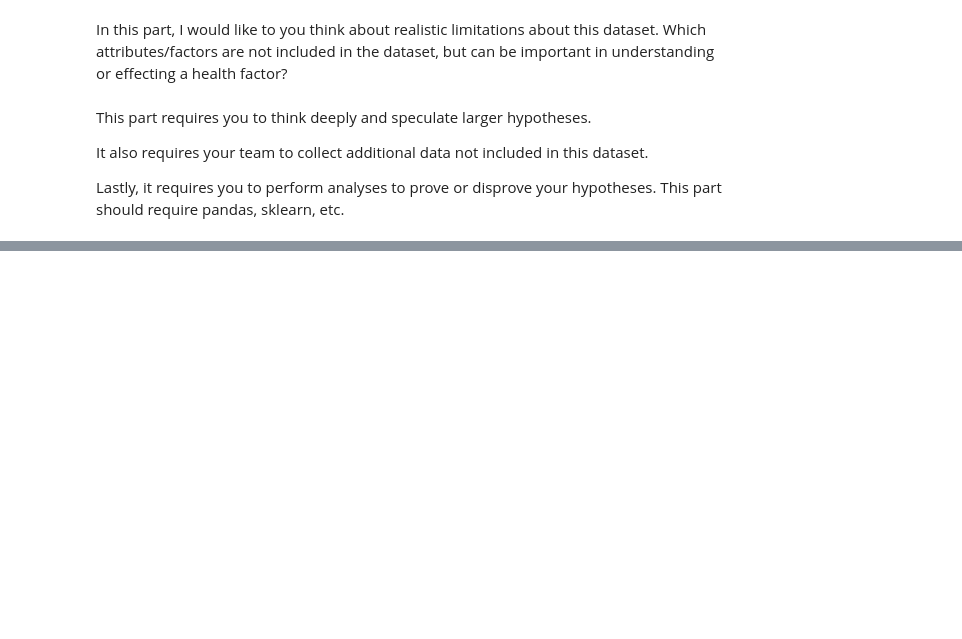
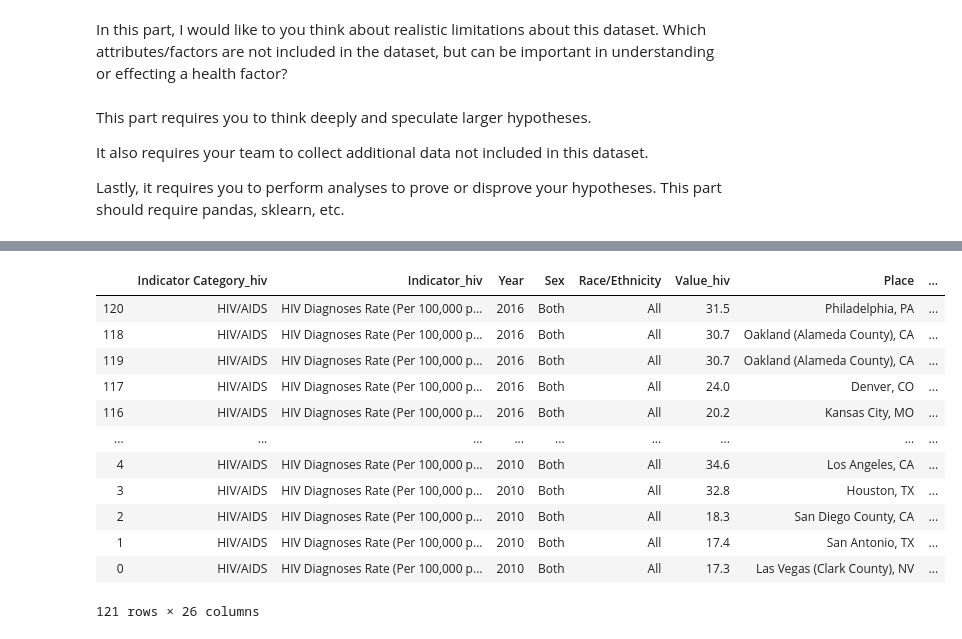
Before and after one commit to nijie321/COMP4151-project, a Jupyter notebook: Jie_Analysis.ipynb, the cells around one changed output, grey strips where cells are left out. Drawn from its saved outputs; the diff is of its cells as text; code cells hidden in the pictures; blank space fills up the shorter version.

```diff
--- a/Jie_Analysis.ipynb
+++ b/Jie_Analysis.ipynb
@@ -68,0 +180,2 @@ high_school_indicators = [j for j,x in enumerate(['High School' in i for i in da
+# %%
+obese = ['Percent of Adults Who Are Obese', 'Percent of High School Students Who Are Obese']
@@ -68,0 +242,16 @@ high_school_indicators = [j for j,x in enumerate(['High School' in i for i in da
+# %%
+merged_temp.sort_values(by=['Year','Value_hiv'],ascending=[False,False])
+# %% [output]
+|  | Indicator Category_hiv | Indicator_hiv | Year | Sex | Race/Ethnicity | Value_hiv | Place | ... |
+| 120 | HIV/AIDS | HIV Diagnoses Rate (Per 100,000 p... | 2016 | Both | All | 31.5 | Philadelphia, PA | ... |
+| 118 | HIV/AIDS | HIV Diagnoses Rate (Per 100,000 p... | 2016 | Both | All | 30.7 | Oakland (Alameda County), CA | ... |
+| 119 | HIV/AIDS | HIV Diagnoses Rate (Per 100,000 p... | 2016 | Both | All | 30.7 | Oakland (Alameda County), CA | ... |
+| 117 | HIV/AIDS | HIV Diagnoses Rate (Per 100,000 p... | 2016 | Both | All | 24.0 | Denver, CO | ... |
+| 116 | HIV/AIDS | HIV Diagnoses Rate (Per 100,000 p... | 2016 | Both | All | 20.2 | Kansas City, MO | ... |
+| ... | ... | ... | ... | ... | ... | ... | ... | ... |
+| 4 | HIV/AIDS | HIV Diagnoses Rate (Per 100,000 p... | 2010 | Both | All | 34.6 | Los Angeles, CA | ... |
+| 3 | HIV/AIDS | HIV Diagnoses Rate (Per 100,000 p... | 2010 | Both | All | 32.8 | Houston, TX | ... |
+| 2 | HIV/AIDS | HIV Diagnoses Rate (Per 100,000 p... | 2010 | Both | All | 18.3 | San Diego County, CA | ... |
+| 1 | HIV/AIDS | HIV Diagnoses Rate (Per 100,000 p... | 2010 | Both | All | 17.4 | San Antonio, TX | ... |
+| 0 | HIV/AIDS | HIV Diagnoses Rate (Per 100,000 p... | 2010 | Both | All | 17.3 | Las Vegas (Clark County), NV | ... |
+121 rows × 26 columns
```
Also changed, not shown: parts of 23 cells of this notebook, 2 other files.
